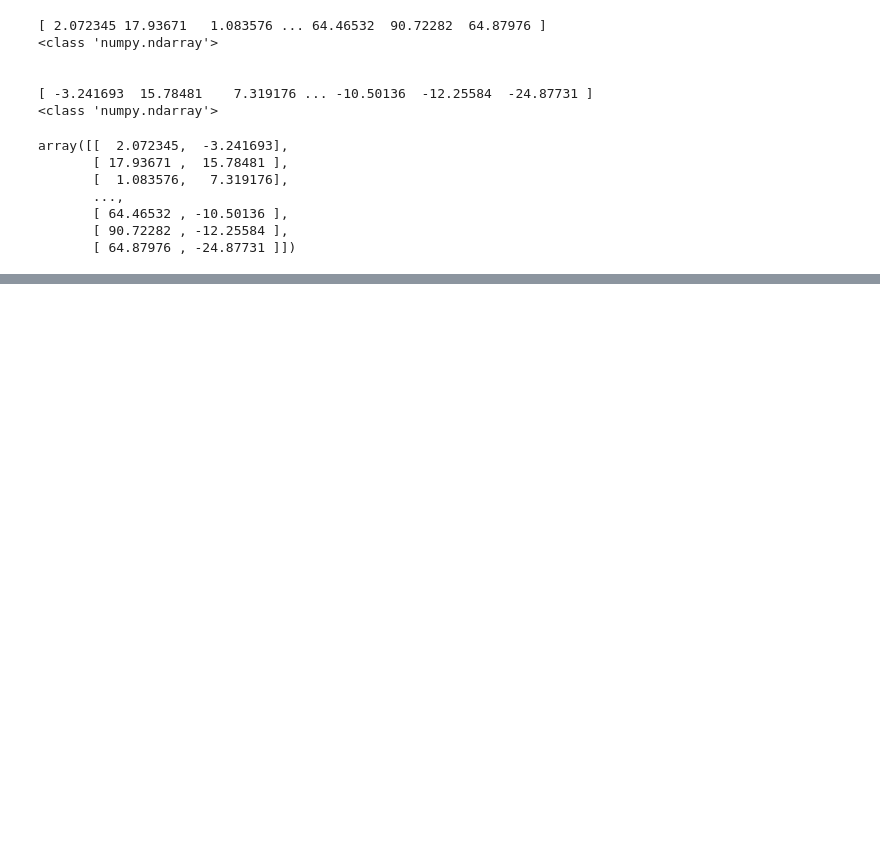
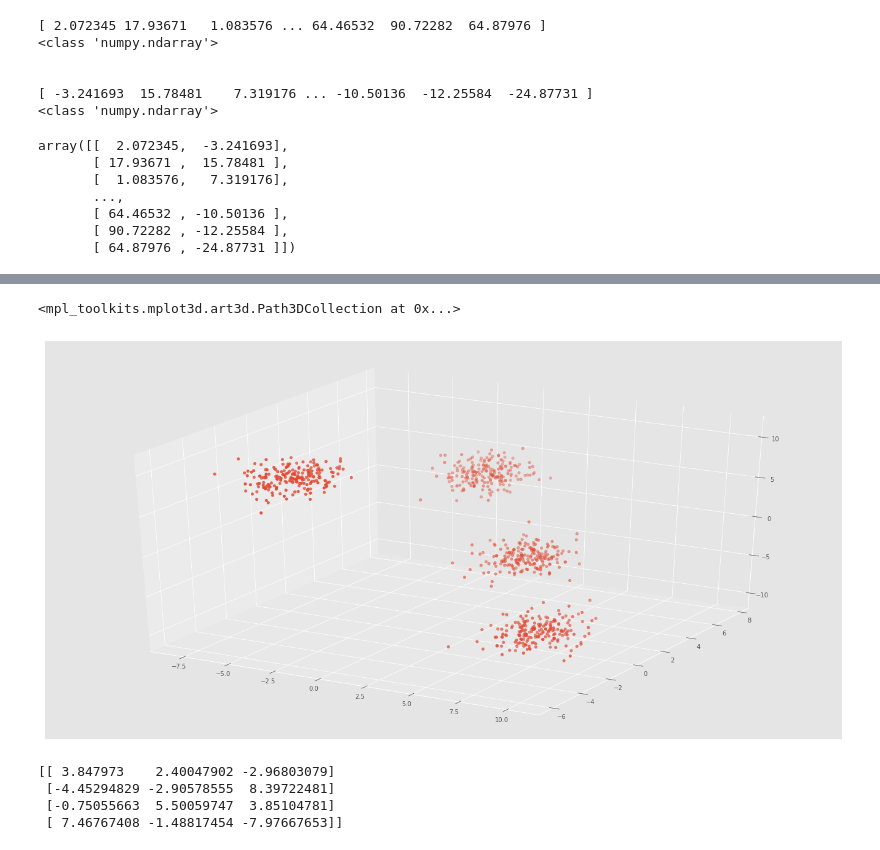
Before and after one commit to alokproc/machine-learning, a Jupyter notebook: notebooks/02.03-ML-K-Means-Clustering.ipynb, the cells around one changed output, grey strips where cells are left out. Saved outputs shown, nothing was run; the diff lists cells and outputs as text; code cells hidden in the pictures; blank space fills up the shorter version.

```diff
--- a/notebooks/02.03-ML-K-Means-Clustering.ipynb
+++ b/notebooks/02.03-ML-K-Means-Clustering.ipynb
@@ -156,0 +184,33 @@ plt.scatter(C_x, C_y, marker = '*', s = 200, c = 'g')
+# %%
+import numpy as np
+import matplotlib.pyplot as plt
+from mpl_toolkits.mplot3d import Axes3D
+from sklearn.cluster import KMeans
+from sklearn.datasets import make_blobs
+
+plt.rcParams['figure.figsize'] = (18, 9)
+
+# creating a sample dataset with 4 clusters
+X, y = make_blobs(n_samples=800, n_features=3, centers=4)
+# %%
+fig = plt.figure()
+ax = Axes3D(fig)
+ax.scatter(X[:, 0], X[:, 1], X[:, 2])
+# %% [output]
+<mpl_toolkits.mplot3d.art3d.Path3DCollection at 0x...>
+[figure, added]
+# %%
+# initializing k-means
+kmeans = KMeans(n_clusters=4)
+# fitting with inputs
+kmeans = kmeans.fit(X)
+# predicting the clusters
+labels = kmeans.predict(X)
+# getting the cluster centroids
+C = kmeans.cluster_centers_
+print(C)
+# %% [output]
+[[ 3.847973    2.40047902 -2.96803079]
+ [-4.45294829 -2.90578555  8.39722481]
+ [-0.75055663  5.50059747  3.85104781]
+ [ 7.46767408 -1.48817454 -7.97667653]]
```
Also changed, not shown: parts of 17 cells of this notebook.
